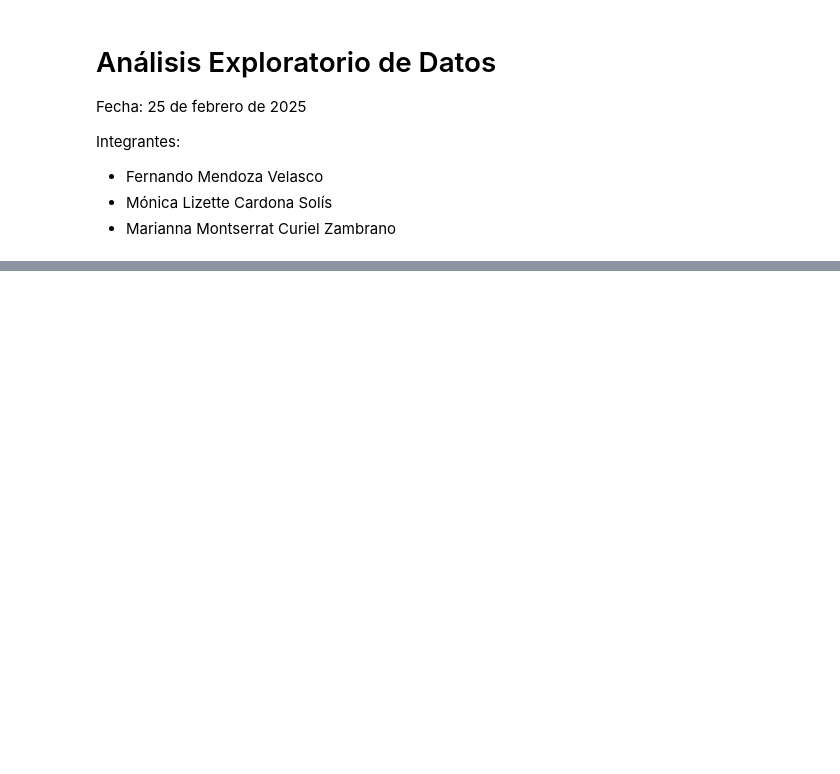
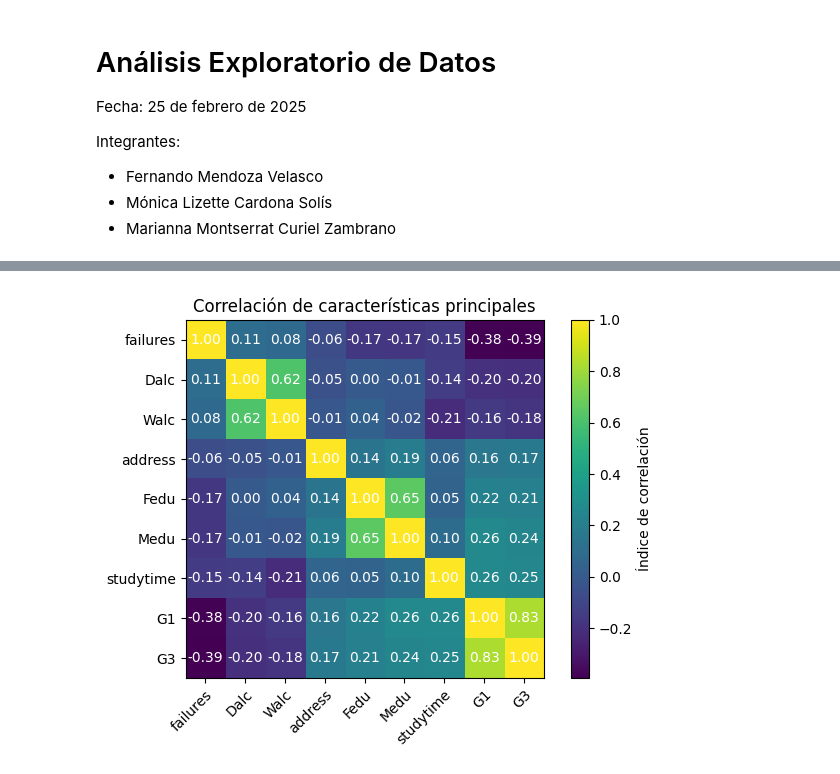
Before and after one commit to Frozen-Burrito/sim-matematica, a Jupyter notebook: proyectos/modulo_1/ProyectoModulo1_CardonaM_CurielM_MendozaF.ipynb, the cells around one changed output, grey strips where cells are left out. Cells and saved outputs as stored; diff of their text form; code cells hidden in the pictures; blank space fills up the shorter version.

```diff
--- a/proyectos/modulo_1/ProyectoModulo1_CardonaM_CurielM_MendozaF.ipynb
+++ b/proyectos/modulo_1/ProyectoModulo1_CardonaM_CurielM_MendozaF.ipynb
@@ -307,0 +179,5 @@ plt.show()
+# %%
+indice_correlacion_min = 0.15
+sorted_corr = matriz_correlacion["G3"].sort_values()
+principales_correlaciones = [sorted_corr.index[i] for i in range(len(sorted_corr)) if abs(sorted_corr.values[i]) >= indice_correlacion_min]
+principales_correlaciones
@@ -307,0 +194,23 @@ plt.show()
+# %%
+matriz_correlacion = df_valores_numericos[principales_correlaciones].corr()
+
+fig, ax = plt.subplots()
+im = ax.imshow(matriz_correlacion)
+
+# Agregar anotaciones en los ejes y en cada recuadro del mapa.
+ax.set_xticks(range(len(principales_correlaciones)), labels=principales_correlaciones, rotation=45, ha="right", rotation_mode="anchor")
+ax.set_yticks(range(len(principales_correlaciones)), labels=principales_correlaciones)
+
+for i in range(len(principales_correlaciones)):
+    for j in range(len(principales_correlaciones)):
+        text = ax.text(j, i, f"{matriz_correlacion.iloc[i].iloc[j]:.2f}", ha="center", va="center", color="w")
+
+ax.set_title("Correlación de características principales")
+
+fig.colorbar(im, ax=ax, label='Índice de correlación')
+fig.tight_layout()
+
+plt.savefig("graficas/student/mapa_correlacion_2_principal.png", dpi=300)
+plt.show()
+# %% [output]
+[figure, added]
```
Also changed, not shown: parts of 46 cells of this notebook, 12 other files.
